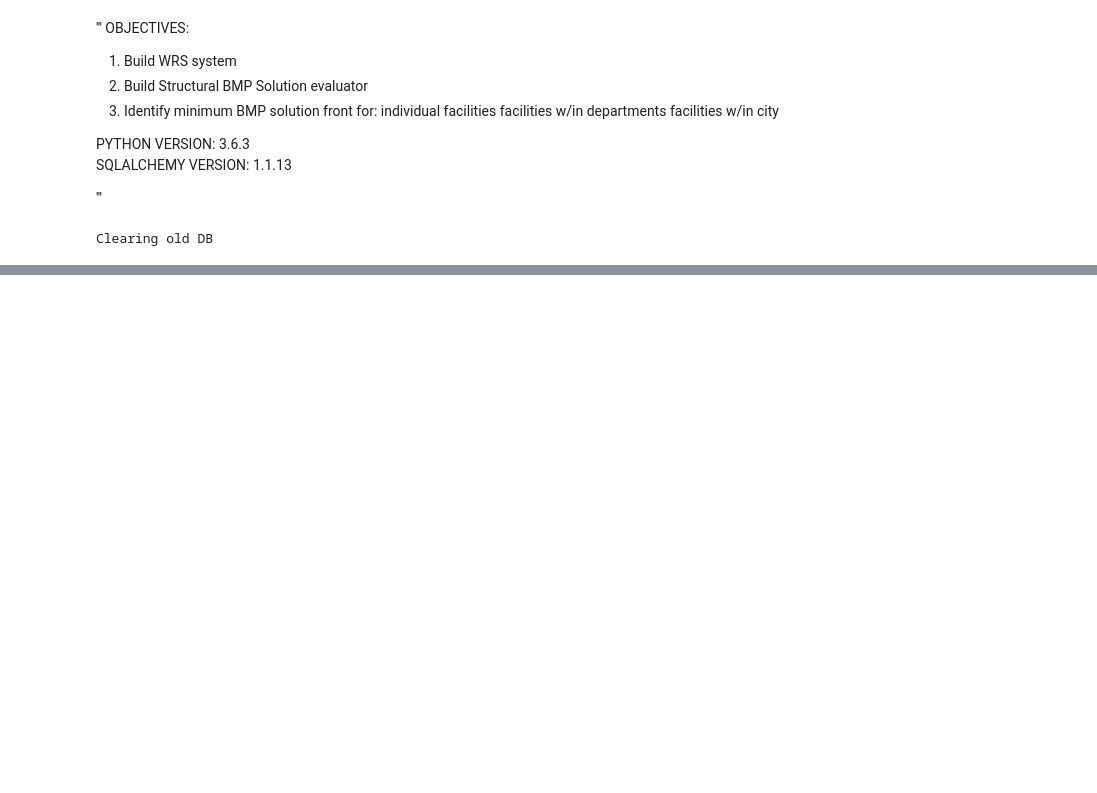
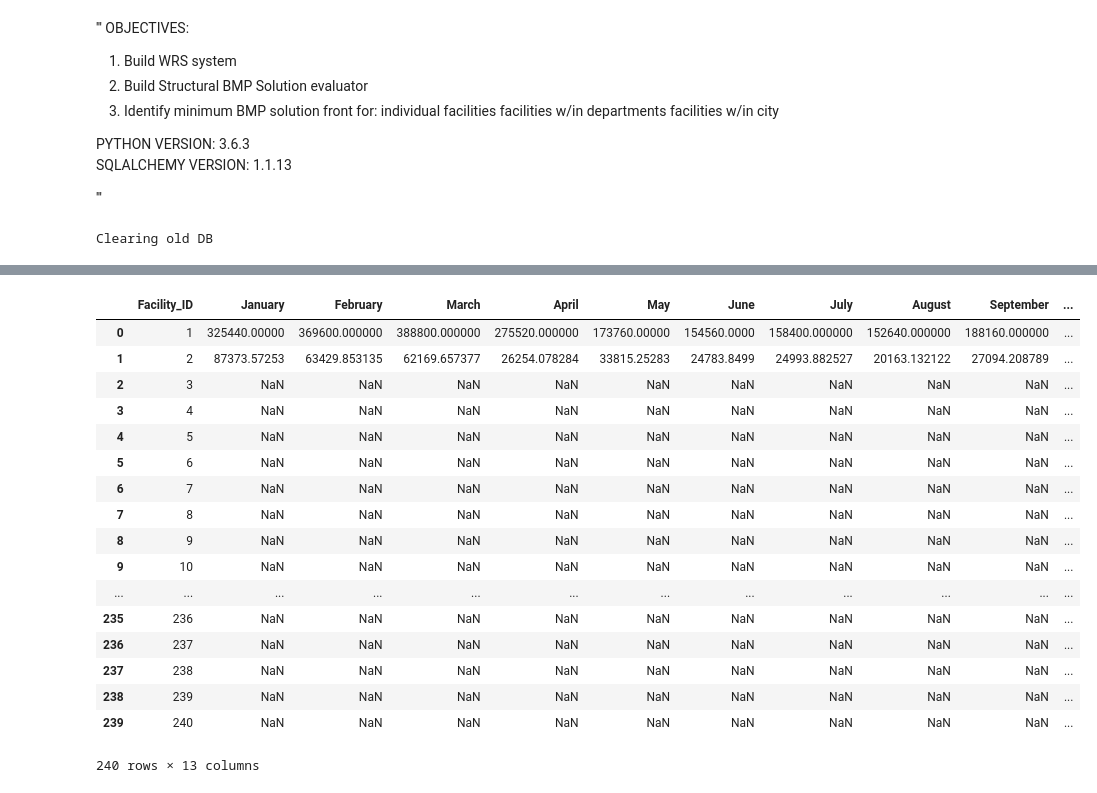
Before and after one commit to mallen69/Project_Sprint_7, a Jupyter notebook: Sprint03_Data_Operation/_jonhonda_dat/special_prj/Jon_Special_Project_v2.ipynb, the cells around one changed output, grey strips where cells are left out. Saved outputs shown, nothing was run; the diff lists cells and outputs as text; code cells hidden in the pictures; blank space fills up the shorter version.

Commit message:
SP Update: Calculate Monthly Runoff Volumes

```diff
--- a/Sprint03_Data_Operation/_jonhonda_dat/special_prj/Jon_Special_Project_v2.ipynb
+++ b/Sprint03_Data_Operation/_jonhonda_dat/special_prj/Jon_Special_Project_v2.ipynb
@@ -350,3 +465,44 @@ display(pd_AFWFacExceedances)
+# %%
+#calculate monthly runoff volumes in cubic feet for each facility.
+#hold data in dataframe called pd_RunoffVols
+import calendar
+
+#get facility imperviousness and area. order by Facility_ID so it's given in same order as monthly rain data dataframe
+q_facDat = session.query(Facility_Chars.id.label('Facility_ID'),
+                         Facility_Chars.Drainage_Area_Acres.label('Drn_Area'),
+                         Facility_Chars.Imperv.label('Imperv')).order_by('Facility_ID')
+pd_facDat = pd.read_sql(q_facDat.statement,session.bind)
+
+#get monthly rain data for each facility. order by facility_id so order matches facility data dataframe
+q_rain = session.query(Facility_Chars.id.label('Facility_ID'), Facility_Monthly_Rain).filter(
+    Facility_Chars.facility_monthly_rain_id == Facility_Monthly_Rain.id).order_by('Facility_ID')
+pd_rainDat = pd.read_sql(q_rain.statement,session.bind)
+
+#create a new dataframe to hold rain volumes
+pd_RunoffVols = pd_facDat.loc[:,['Facility_ID']] #put facilities into the new dataframe
+#now calculate volumes for each month:
+for mo in range(1,13):
+    pd_RunoffVols[calendar.month_name[mo]] = pd.DataFrame(pd_facDat['Drn_Area'] * pd_facDat['Imperv'] * pd_rainDat[calendar.month_name[mo]])
+display(pd_RunoffVols)
+# %% [output]
+|  | Facility_ID | January | February | March | April | May | June | July | August | September | ... |
+| 0 | 1 | 325440.00000 | 369600.000000 | 388800.000000 | 275520.000000 | 173760.00000 | 154560.0000 | 158400.000000 | 152640.000000 | 188160.000000 | ... |
+| 1 | 2 | 87373.57253 | 63429.853135 | 62169.657377 | 26254.078284 | 33815.25283 | 24783.8499 | 24993.882527 | 20163.132122 | 27094.208789 | ... |
+| 2 | 3 | NaN | NaN | NaN | NaN | NaN | NaN | NaN | NaN | NaN | ... |
+| 3 | 4 | NaN | NaN | NaN | NaN | NaN | NaN | NaN | NaN | NaN | ... |
+| 4 | 5 | NaN | NaN | NaN | NaN | NaN | NaN | NaN | NaN | NaN | ... |
+| 5 | 6 | NaN | NaN | NaN | NaN | NaN | NaN | NaN | NaN | NaN | ... |
+| 6 | 7 | NaN | NaN | NaN | NaN | NaN | NaN | NaN | NaN | NaN | ... |
+| 7 | 8 | NaN | NaN | NaN | NaN | NaN | NaN | NaN | NaN | NaN | ... |
+| 8 | 9 | NaN | NaN | NaN | NaN | NaN | NaN | NaN | NaN | NaN | ... |
+| 9 | 10 | NaN | NaN | NaN | NaN | NaN | NaN | NaN | NaN | NaN | ... |
+| ... | ... | ... | ... | ... | ... | ... | ... | ... | ... | ... | ... |
+| 235 | 236 | NaN | NaN | NaN | NaN | NaN | NaN | NaN | NaN | NaN | ... |
+| 236 | 237 | NaN | NaN | NaN | NaN | NaN | NaN | NaN | NaN | NaN | ... |
+| 237 | 238 | NaN | NaN | NaN | NaN | NaN | NaN | NaN | NaN | NaN | ... |
+| 238 | 239 | NaN | NaN | NaN | NaN | NaN | NaN | NaN | NaN | NaN | ... |
+| 239 | 240 | NaN | NaN | NaN | NaN | NaN | NaN | NaN | NaN | NaN | ... |
+240 rows × 13 columns
 # %%
 #CREATE COMBO BMPS USING BASE BMPS
 #ALL POSSIBLE COMBOS WILL BE CREATED AND ADDED TO THE COMBO_BMPS TABLE
```
Also changed, not shown: parts of 7 cells of this notebook, 2 other files.
